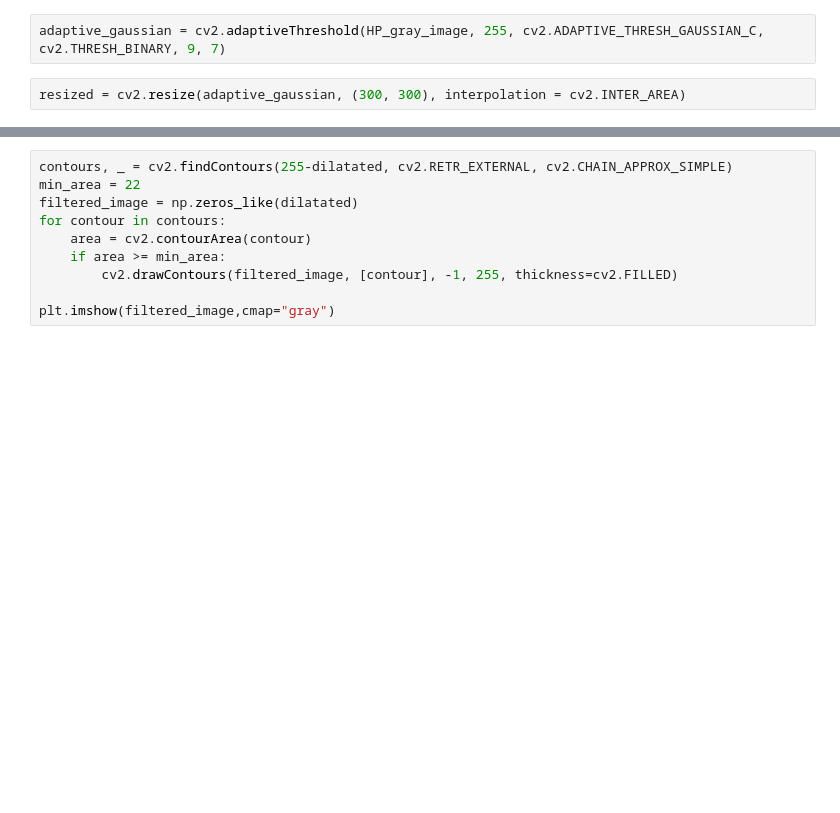
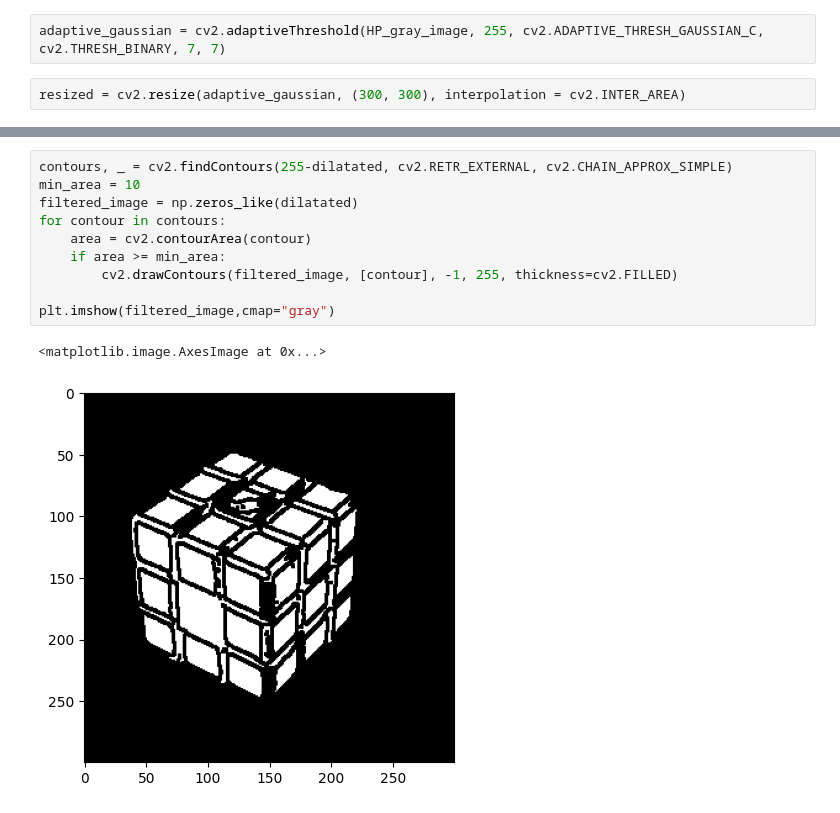
Before and after one commit to andrea25512/SIV-RubiksCube, a Jupyter notebook: final_code.ipynb, the cells around one changed output, grey strips where cells are left out. Cells and saved outputs as stored; diff of their text form; blank space fills up the shorter version.

```diff
--- a/final_code.ipynb
+++ b/final_code.ipynb
@@ -89,5 +94,5 @@ plt.imshow(HP_gray_image,cmap="gray")
 # %%
-adaptive_gaussian = cv2.adaptiveThreshold(HP_gray_image, 255, cv2.ADAPTIVE_THRESH_GAUSSIAN_C, cv2.THRESH_BINARY, 9, 7)
+adaptive_gaussian = cv2.adaptiveThreshold(HP_gray_image, 255, cv2.ADAPTIVE_THRESH_GAUSSIAN_C, cv2.THRESH_BINARY, 7, 7)
 # %%
 resized = cv2.resize(adaptive_gaussian, (300, 300), interpolation = cv2.INTER_AREA)
 # %%
@@ -125,12 +145,15 @@ plt.imshow(dilatated,cmap="gray")
 # %%
 contours, _ = cv2.findContours(255-dilatated, cv2.RETR_EXTERNAL, cv2.CHAIN_APPROX_SIMPLE)
-min_area = 22
+min_area = 10
 filtered_image = np.zeros_like(dilatated)
 for contour in contours:
     area = cv2.contourArea(contour)
     if area >= min_area:
         cv2.drawContours(filtered_image, [contour], -1, 255, thickness=cv2.FILLED)
 
 plt.imshow(filtered_image,cmap="gray")
+# %% [output]
+<matplotlib.image.AxesImage at 0x...>
+[figure, added]
 # %%
 kernel = np.ones((5,5),np.uint8)
```
Also changed, not shown: parts of 21 cells of this notebook.
